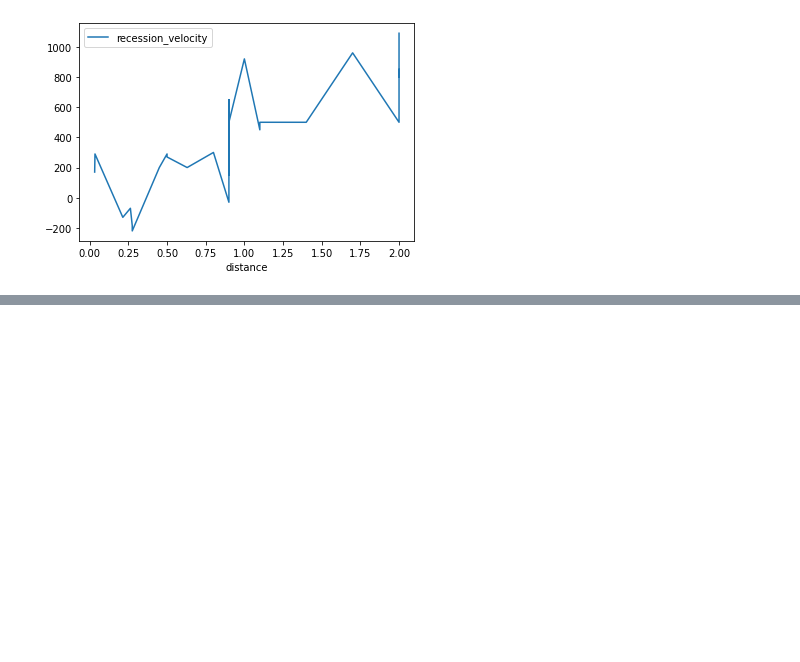
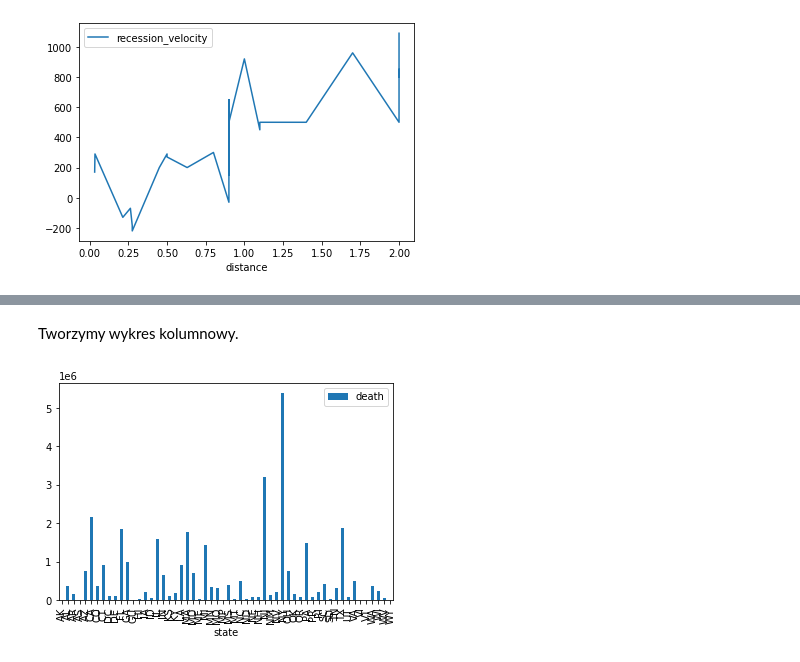
Before and after one commit to blackbat13/python_wprowadzenie, a Jupyter notebook: zajecia3/pandas_wprowadzenie.ipynb, the cells around one changed output, grey strips where cells are left out. Drawn from its saved outputs; the diff is of its cells as text; code cells hidden in the pictures; blank space fills up the shorter version.

```diff
--- a/zajecia3/pandas_wprowadzenie.ipynb
+++ b/zajecia3/pandas_wprowadzenie.ipynb
@@ -61,0 +125,3 @@ plt.show()
+# %%
+dataframe = covid_data.filter(items=["state", "death"])
+dataframe.head()
@@ -61,0 +137,3 @@ plt.show()
+# %%
+dataframe = dataframe.groupby("state").sum()
+dataframe.head()
@@ -61,0 +148,7 @@ plt.show()
+# %% [markdown]
+Tworzymy wykres kolumnowy.
+# %%
+dataframe.plot(kind="bar")
+plt.show()
+# %% [output]
+[figure, added]
```
Also changed, not shown: parts of 17 cells of this notebook, 2 other files.
